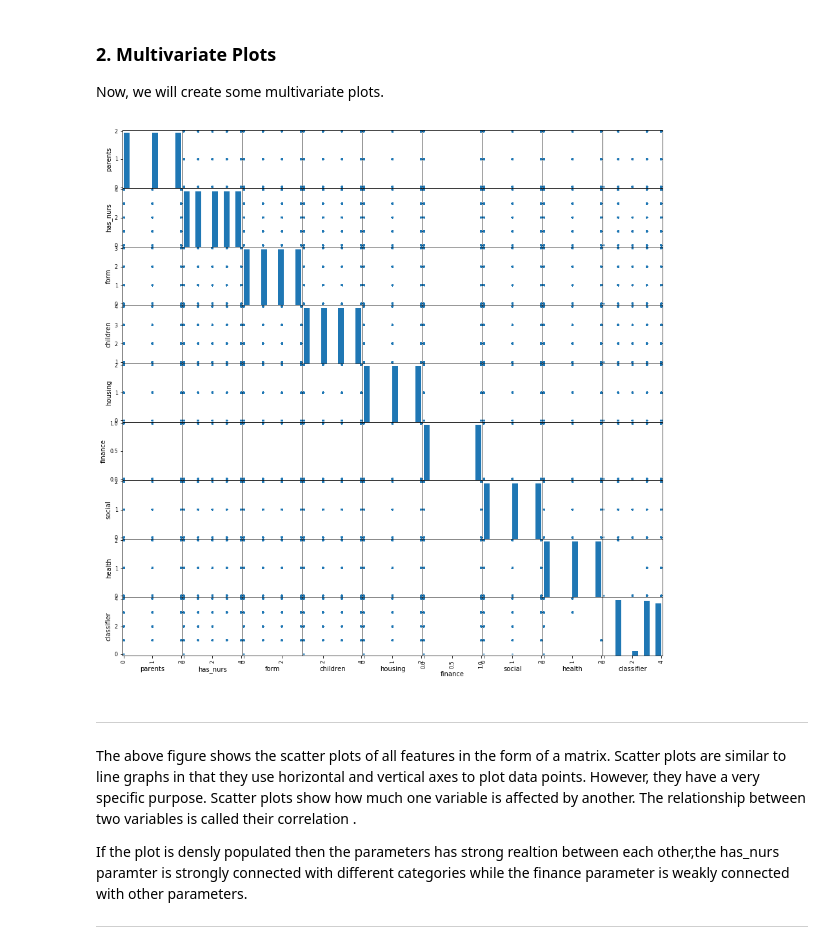
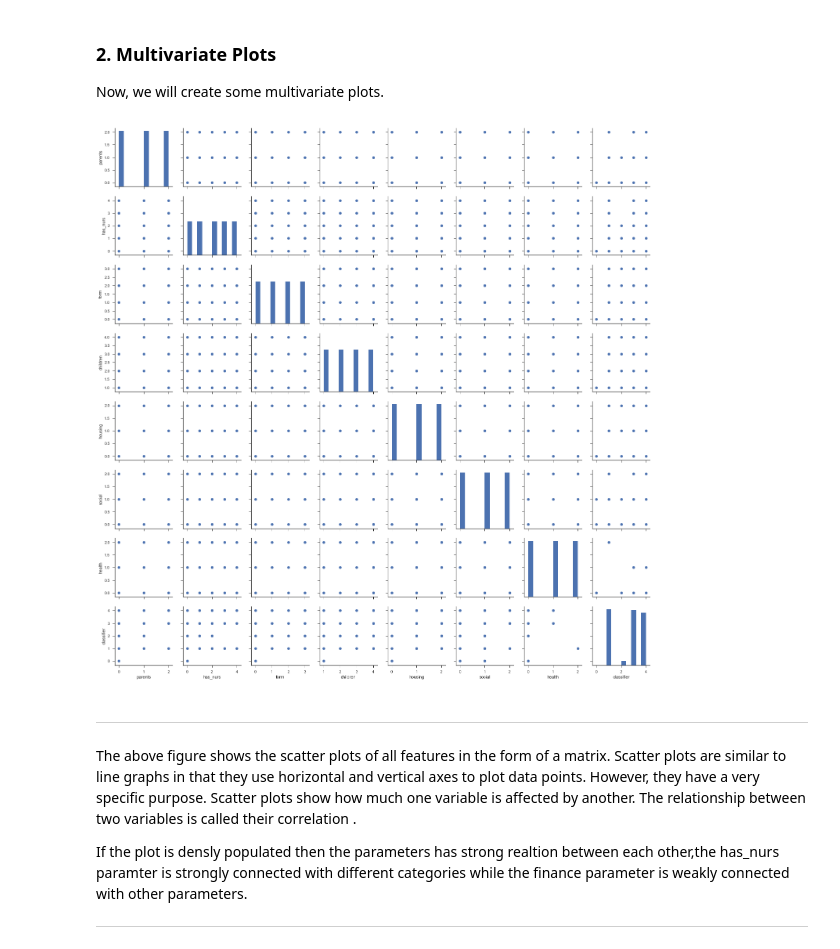
Before and after one commit to SHARANAMRUTHSAI/MACHINE_LEARNING, a Jupyter notebook: Nursery/Nursery.ipynb, the cells around one changed output. Cells and saved outputs as stored; diff of their text form; code cells hidden in the pictures.

```diff
--- a/Nursery/Nursery.ipynb
+++ b/Nursery/Nursery.ipynb
@@ -260,13 +260,17 @@ we dont have enough instances for the category 0 and 2, this is  a bit skewed fe
 Now, we will create some multivariate plots.
 # %%
 # This piece of code generates a Matrix form of Scatter Plot.
-scatter_matrix(df)
-plt.rcParams['figure.figsize'] = (40, 40)
+# scatter_matrix(df)
+# plt.rcParams['figure.figsize'] = (40, 40)
 
-# Displays the scatter plot for our dataframe.
-plt.show()
+# # Displays the scatter plot for our dataframe.
+# plt.show()
+
+import seaborn as sns; sns.set(style="ticks", color_codes=True)
+
+g = sns.pairplot(df)
 # %% [output]
-[figure, old version]
+[figure, new version]
 # %% [markdown]
 *********
 
```
Also changed, not shown: parts of 9 cells of this notebook.
